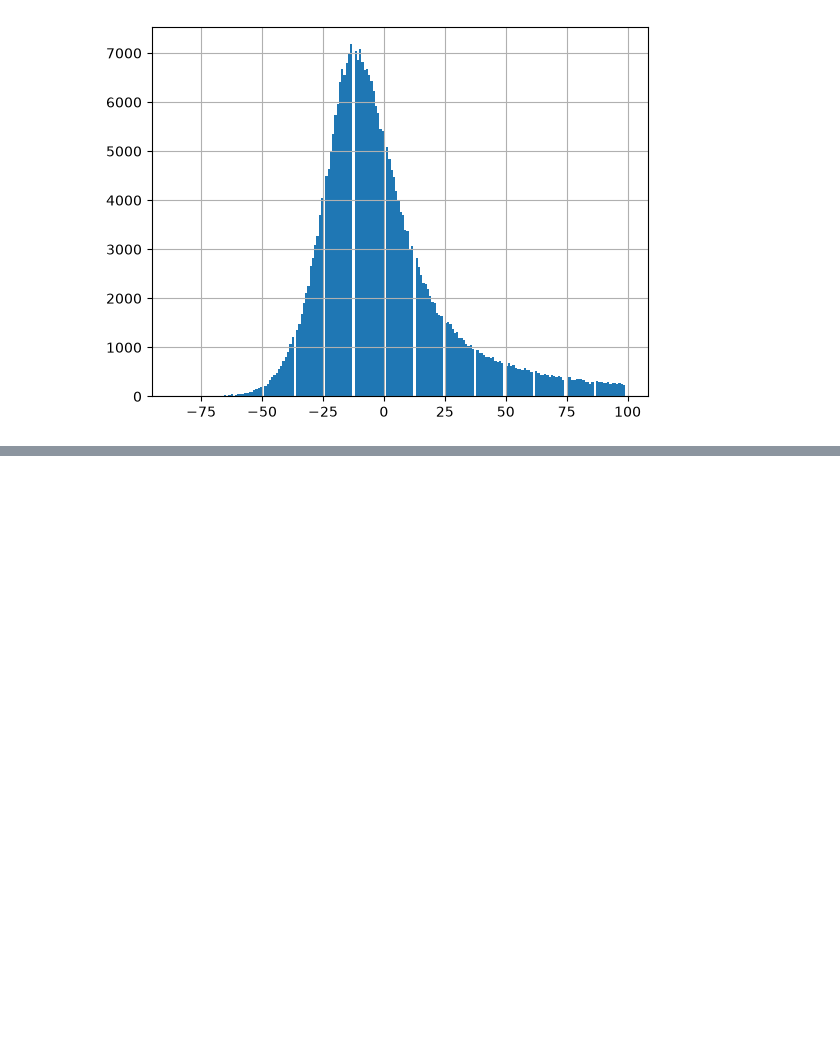
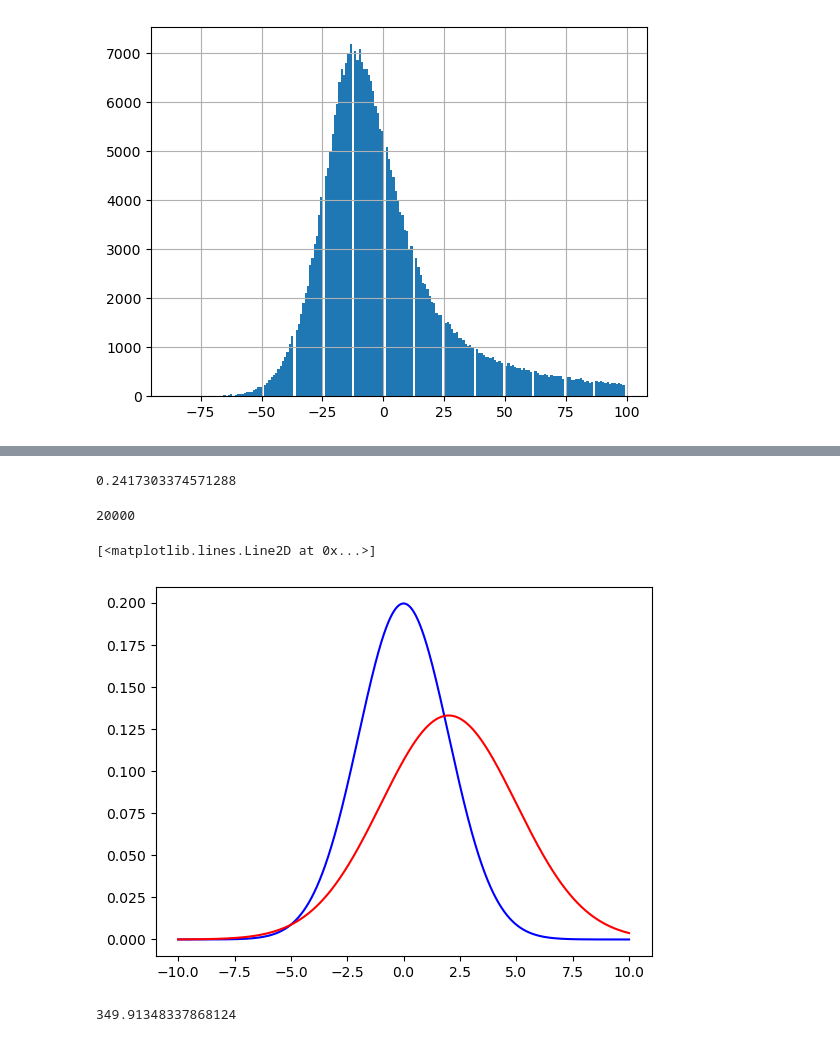
Before and after one commit to Sina-mjd/Data-Science-Learning-Journey, a Jupyter notebook: 02_Descriptive_Statistics/02_descriptive_stats.ipynb, the cells around one changed output, grey strips where cells are left out. Saved outputs shown, nothing was run; the diff lists cells and outputs as text; code cells hidden in the pictures; blank space fills up the shorter version.

```diff
--- a/02_Descriptive_Statistics/02_descriptive_stats.ipynb
+++ b/02_Descriptive_Statistics/02_descriptive_stats.ipynb
@@ -260,0 +306,4 @@ sns.displot(data_exponential)
+# %%
+data.cdf(3.5) - data.cdf(2.5)
+# %% [output]
+0.2417303374571288
@@ -260,0 +322,17 @@ sns.displot(data_exponential)
+# %%
+x = np.arange(-10 , 10 , 0.001)
+len(x)
+# %% [output]
+20000
+# %%
+p = norm.pdf( x , 0 , 2)
+q = norm.pdf(x , 2 , 3)
+plt.plot(x , p , c = 'blue')
+plt.plot(x , q , c = "red")
+# %% [output]
+[<matplotlib.lines.Line2D at 0x...>]
+[figure, added]
+# %%
+kl(p , q)
+# %% [output]
+349.91348337868124
```
Also changed, not shown: parts of 63 cells of this notebook, 2 other files.
